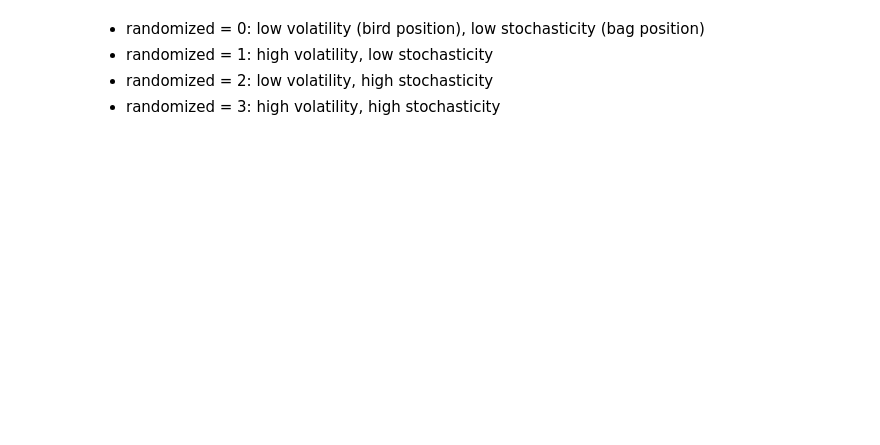
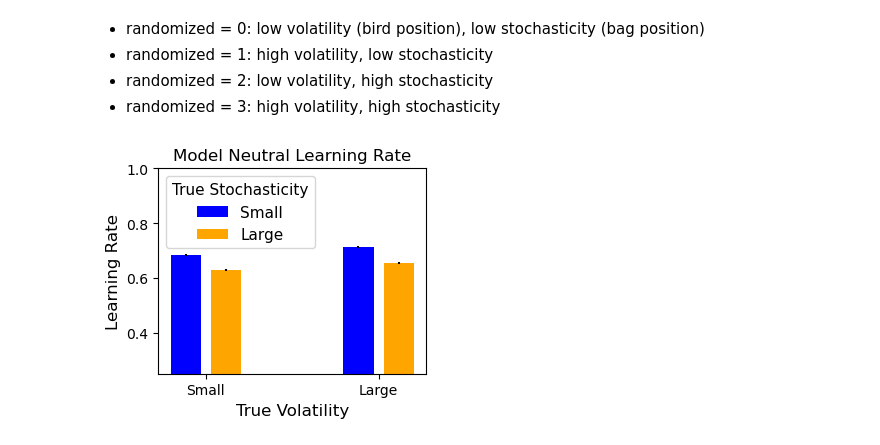
Before and after one commit to piraylab/Bird-Task, a Jupyter notebook: analysis_code/trial_analysis.ipynb, the cells around one changed output. Cells and saved outputs as stored; diff of their text form; code cells hidden in the pictures; blank space fills up the shorter version.

```diff
--- a/analysis_code/trial_analysis.ipynb
+++ b/analysis_code/trial_analysis.ipynb
@@ -32,3 +32,18 @@ csv_tb.trials_plot(df_trials)
 - randomized = 1: high volatility, low stochasticity
 - randomized = 2: low volatility, high stochasticity
 - randomized = 3: high volatility, high stochasticity
+# %%
+per_sub_lr = tb.model_neutral_lr(df_trials)
+
+# extract lr from per_sub_lr
+lr = []
+for i in per_sub_lr:
+    lr.append(i['learning_rate'])
+
+# Preprocess data for learning rate
+mean_lr = np.mean(lr, axis=0)
+serr_lr = tb.serr(lr)
+# %%
+tb.plot_bar(mean_lr, serr_lr, ylabel='Learning Rate', xlabel='True Volatility', legend_title='True Stochasticity', title='Model Neutral Learning Rate', ylim=[0.25, 1], show_legend=True)
+# %% [output]
+[figure, added]
```
Also changed, not shown: parts of 3 cells of this notebook, 17 other files.
